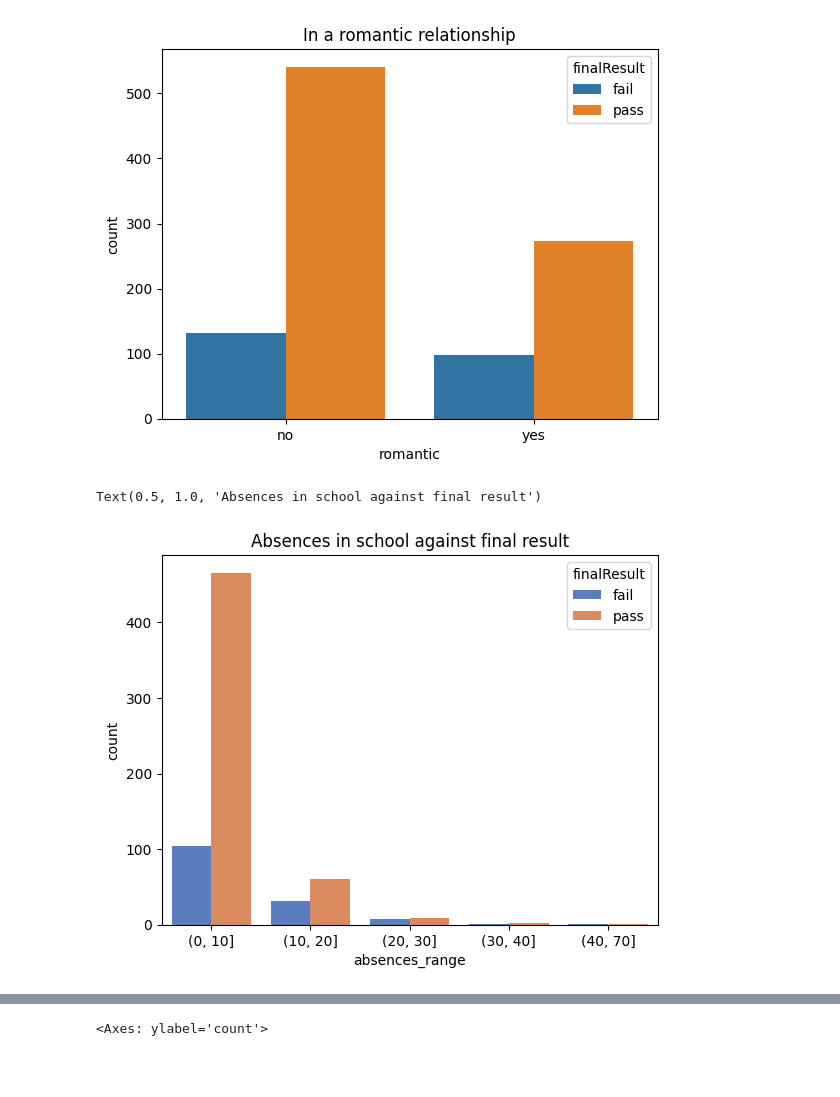
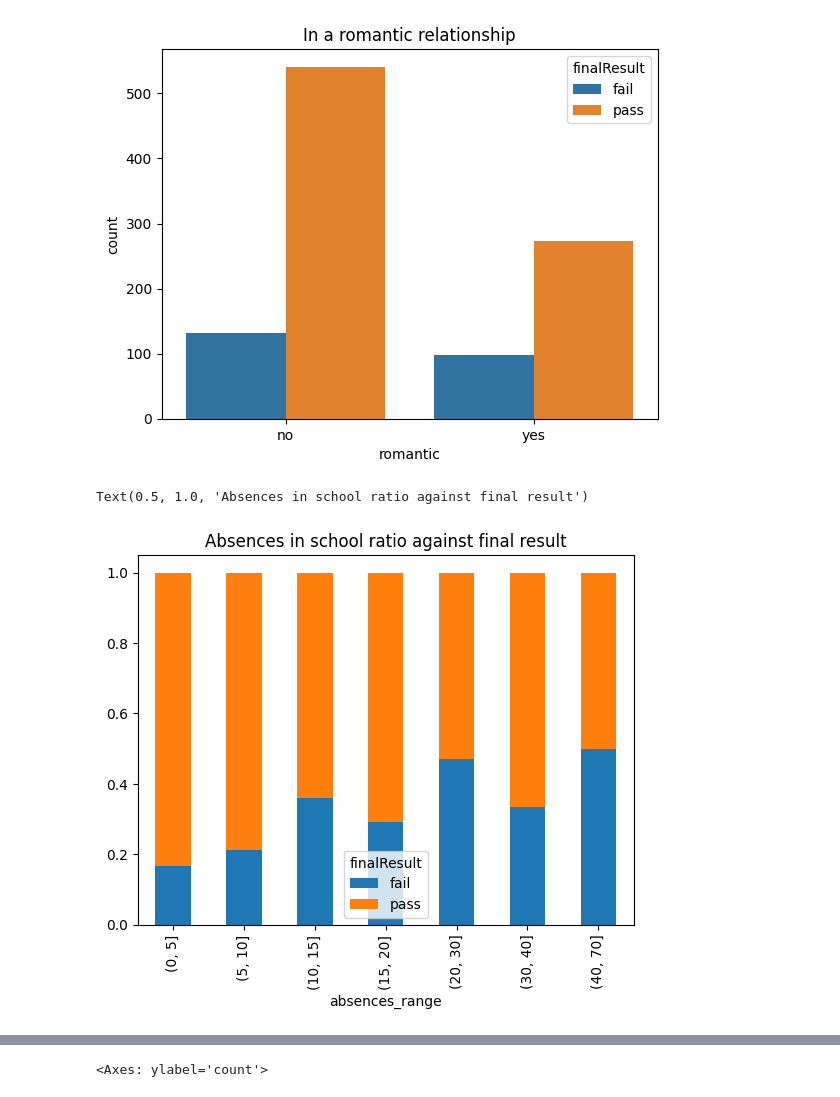
Before and after one commit to 75andybermond/Predict_Student_Performance, a Jupyter notebook: merge.ipynb, the cells around one changed output, grey strips where cells are left out. Saved outputs shown, nothing was run; the diff lists cells and outputs as text; code cells hidden in the pictures; blank space fills up the shorter version.

```diff
--- a/merge.ipynb
+++ b/merge.ipynb
@@ -142,14 +152,17 @@ plt.title('In a romantic relationship')
 Text(0.5, 1.0, 'In a romantic relationship')
 [figure]
 # %%
-# group absence in range of 0-10, 11-20, 21-30, 31-40, 40-70
-merged_df['absences_range'] = pd.cut(merged_df['absences'], [0, 10, 20, 30, 40, 70])
+# group absence in range of 5, 10, 15, 20, 30, 40, 70
+merged_df['absences_range'] = pd.cut(merged_df['absences'], [0, 5, 10, 15, 20, 30, 40, 70])
 # plot the bar chart of absences_range and finalResult
-sns.countplot(x='absences_range', hue='finalResult', data=merged_df, palette='muted')
+# get the ratio of failing and passing exam in each range
+ratio = merged_df.groupby('absences_range')['finalResult'].value_counts(normalize=True).unstack()
+# display the ratio
+ratio.plot(kind='bar', stacked='True')
 # add title
-plt.title('Absences in school against final result')
+plt.title('Absences in school ratio against final result')
 # %% [output]
-Text(0.5, 1.0, 'Absences in school against final result')
+Text(0.5, 1.0, 'Absences in school ratio against final result')
-[figure, old version]
+[figure, new version]
 # %%
 sns.countplot(x='famrel', hue='finalResult', data=merged_df)
```
Also changed, not shown: parts of 15 cells of this notebook, 2 other files.
